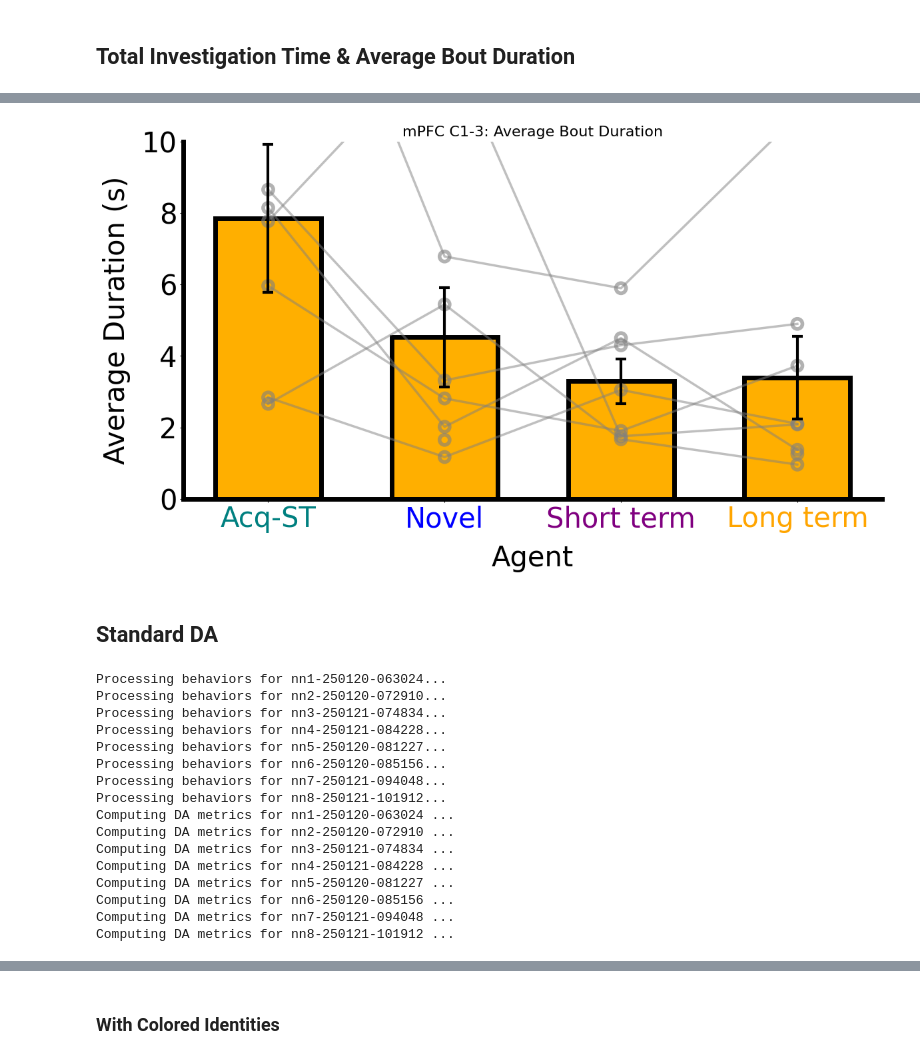
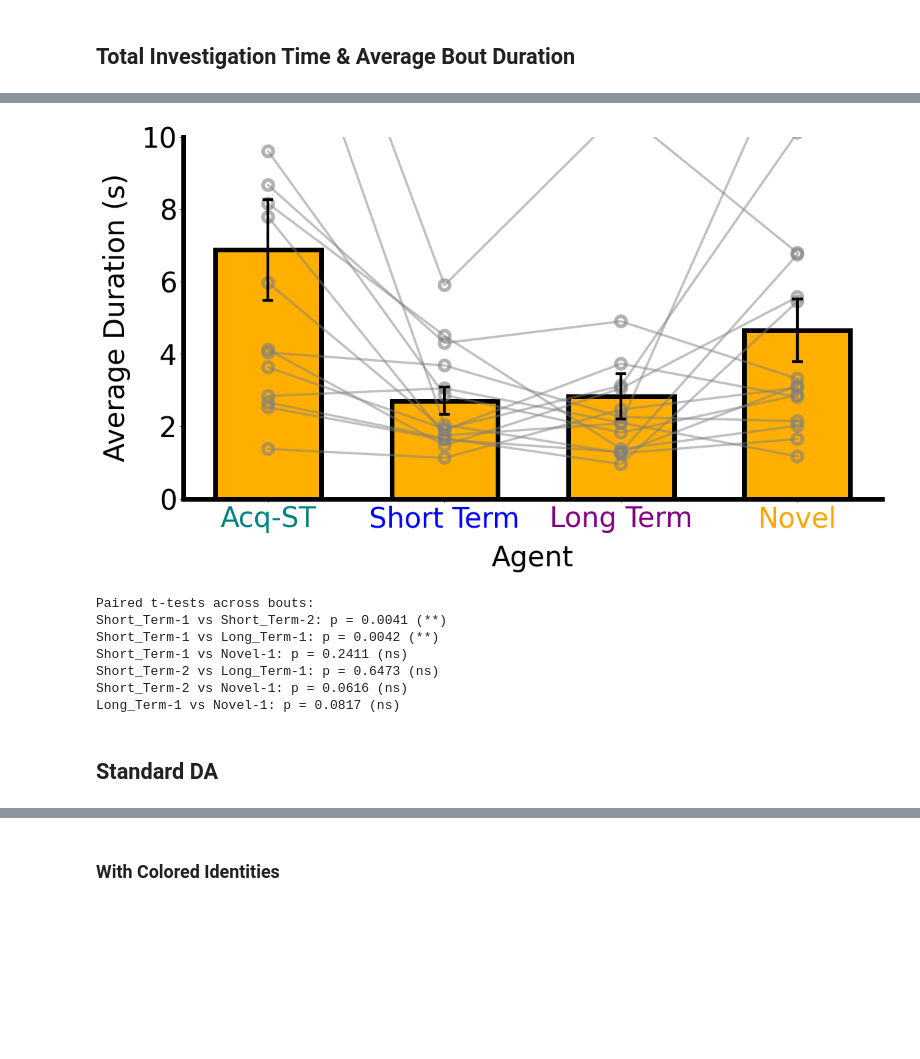
Before and after one commit to padillacoreanolab/Fiber_Photometry, a Jupyter notebook: Home_Cage/hc_time_analysis.ipynb, the cells around one changed output, grey strips where cells are left out. Cells and saved outputs as stored; diff of their text form; code cells hidden in the pictures; blank space fills up the shorter version.

Commit message:
plots

```diff
--- a/Home_Cage/hc_time_analysis.ipynb
+++ b/Home_Cage/hc_time_analysis.ipynb
@@ -20,9 +20,9 @@ from Hab_Dishab.hd_extension import get_trial_dataframes, create_metadata_datafr
 # NAc: #15616F
 # mPFC: #FFAF00
 
-experiment_path = r"/Users/naylajimenez/Downloads/papers/dopamine/cohort-3/C3_Home_Cage/nac"
-csv_base_path = r"/Users/naylajimenez/Downloads/papers/dopamine/cohort-3/C3_Home_Cage/nac_csvs"
-brain_region = '#15616F'
+experiment_path = r"/Users/naylajimenez/Downloads/papers/dopamine/cohort-1-2/allcohorts/C1_2_3_Home_Cage/all/mpfc"
+csv_base_path = r"/Users/naylajimenez/Downloads/papers/dopamine/cohort-1-2/allcohorts/C1_2_3_Home_Cage/all_csvs/mpfc_csvs"
+brain_region = '#FFAF00'
 # %%
 # groups csv + experiment data into one variable
 experiment = Experiment(experiment_path, csv_base_path)
@@ -105,23 +255,30 @@ hc_plot_behavior_times_across_bouts_gray(
 # %%
 hc_plot_behavior_times_across_bouts_gray(
     metadata_df,
     y_col='Average Bout Duration',
-    title="mPFC C1-3: Average Bout Duration",
+    title=None,
     ylabel="Average Duration (s)",
-    custom_xtick_labels=["Acq-ST", "Novel", "Short term", "Long term"],
-    bout_order=['Short_Term-1', 'Novel-1', 'Short_Term-2', 'Long_Term-1'],
+    custom_xtick_labels=["Acq-ST", "Short Term", "Long Term", "Novel"],
+    bout_order=['Short_Term-1','Short_Term-2', 'Long_Term-1','Novel-1'],
     custom_xtick_colors=["teal", "blue", "purple", "orange"],
     ylim=(0,10),
     yticks_increment=2,
     bar_color=brain_region,
     xlabel="Agent",
     figsize=(12,7),
     pad_inches=0.1,
     save=True,
-    save_name=r"Home_Cage_Plots\mPFC_Behavior\mPFC_C3_ABD"
+    save_name="mPFC_C1-3_ABD"
 )
 # %% [output]
-[figure, old version]
+[figure, new version]
+Paired t-tests across bouts:
+Short_Term-1 vs Short_Term-2: p = 0.0041 (**)
+Short_Term-1 vs Long_Term-1: p = 0.0042 (**)
+Short_Term-1 vs Novel-1: p = 0.2411 (ns)
+Short_Term-2 vs Long_Term-1: p = 0.6473 (ns)
+Short_Term-2 vs Novel-1: p = 0.0616 (ns)
+Long_Term-1 vs Novel-1: p = 0.0817 (ns)
 # %% [markdown]
 ## Standard DA
 # %%
@@ -134,23 +291,6 @@ experiment.compute_all_da_metrics(
     allow_bout_extension=True, # Allow extending the bout window if needed
     mode='standard'                 # Consider only the first investigation event per bout
 )
-# %% [output]
-Processing behaviors for nn1-250120-063024...
-Processing behaviors for nn2-250120-072910...
-Processing behaviors for nn3-250121-074834...
-Processing behaviors for nn4-250121-084228...
-Processing behaviors for nn5-250120-081227...
-Processing behaviors for nn6-250120-085156...
-Processing behaviors for nn7-250121-094048...
-Processing behaviors for nn8-250121-101912...
-Computing DA metrics for nn1-250120-063024 ...
-Computing DA metrics for nn2-250120-072910 ...
-Computing DA metrics for nn3-250121-074834 ...
-Computing DA metrics for nn4-250121-084228 ...
-Computing DA metrics for nn5-250120-081227 ...
-Computing DA metrics for nn6-250120-085156 ...
-Computing DA metrics for nn7-250121-094048 ...
-Computing DA metrics for nn8-250121-101912 ...
 # %%
 plot_da_metrics_combined_oneplot_integrated(experiment,
                                                 metric_name="Max Peak",
```
Also changed, not shown: parts of 14 cells of this notebook, 13 other files.
